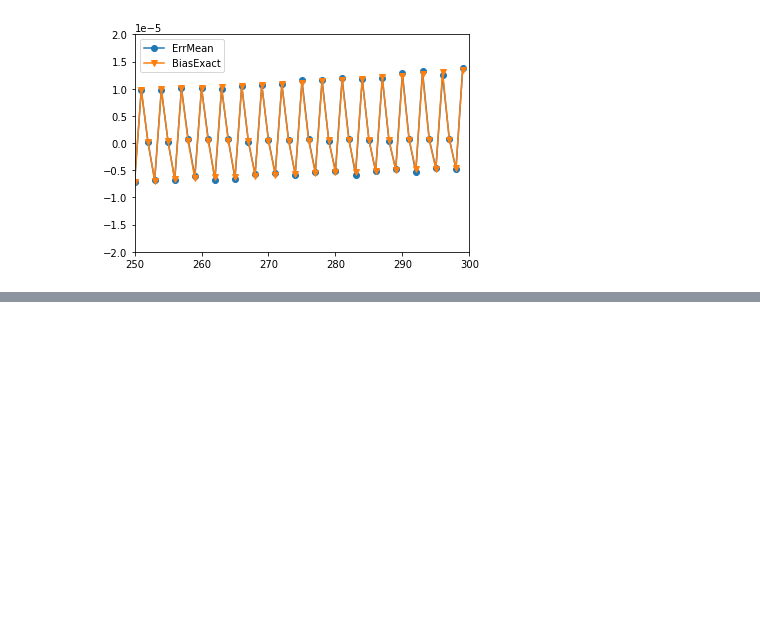
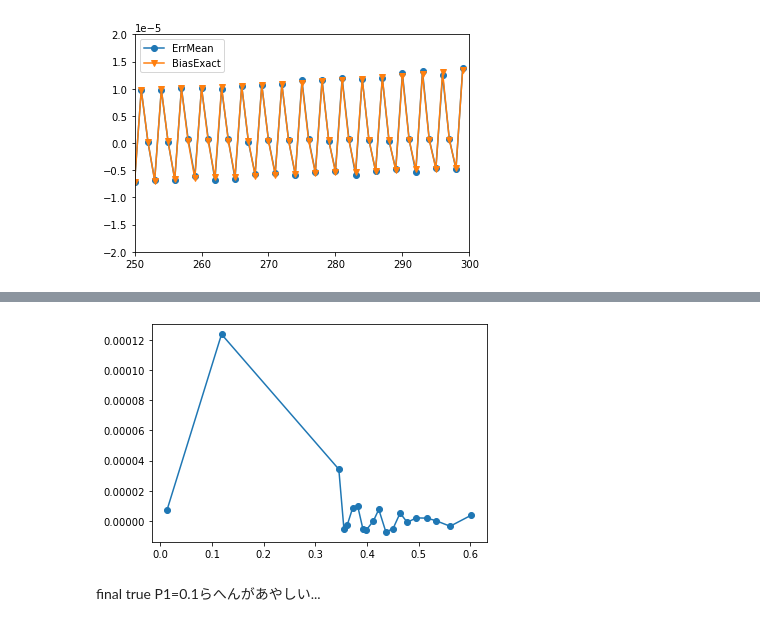
Before and after one commit to Koichi-Miyamoto/QAEErrorVsNShotNGrover, a Jupyter notebook: IQAEBinom_BiasCompare_CoxSnell_nShotUnitLarge.ipynb, the cells around one changed output, grey strips where cells are left out. Drawn from its saved outputs; the diff is of its cells as text; code cells hidden in the pictures; blank space fills up the shorter version.

```diff
--- a/IQAEBinom_BiasCompare_CoxSnell_nShotUnitLarge.ipynb
+++ b/IQAEBinom_BiasCompare_CoxSnell_nShotUnitLarge.ipynb
@@ -480,0 +529,14 @@ plt.show()
+# %%
+errMeanSpecTP1 = np.array([])
+errs_LastNShot100 = np.array(errs_LastNShot100)
+for i in range(len(trueP1Final_percentile)-1):
+    errs_specTP1 = errs_LastNShot100[(trueP1Final_percentile[i]<=trueP1Final) & (trueP1Final<trueP1Final_percentile[i+1])]
+    errMeanSpecTP1 = np.append(errMeanSpecTP1, np.mean(errs_specTP1))
+# %%
+ax = plt.gca()
+plt.plot(trueP1Final_percentile[:-1], errMeanSpecTP1, marker="o")
+plt.show()
+# %% [output]
+[figure, added]
+# %% [markdown]
+final true P1=0.1らへんがあやしい...
```
Also changed, not shown: parts of 23 cells of this notebook, 2 other files.
